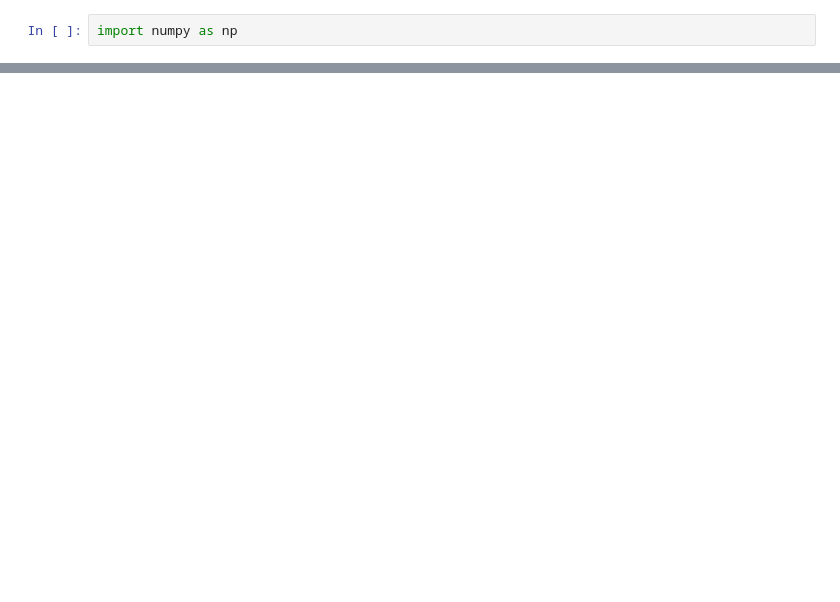
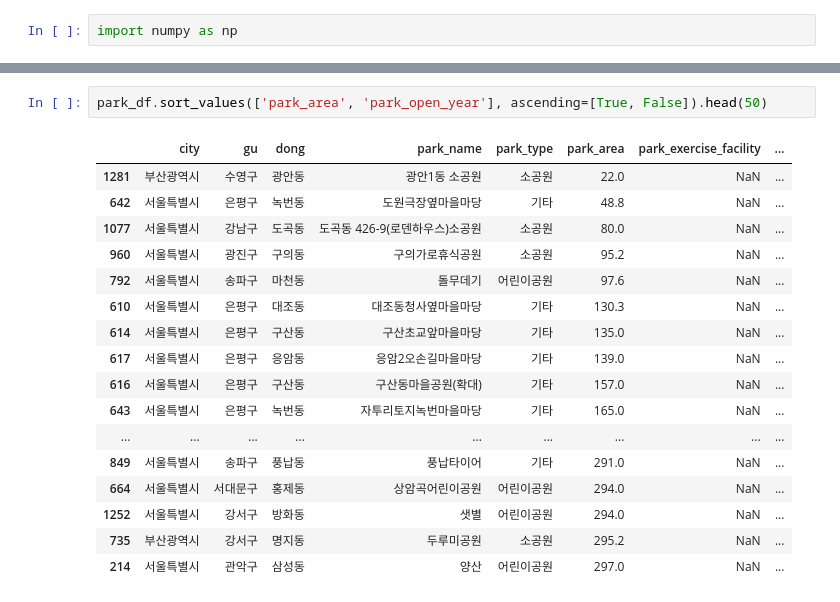
Before and after one commit to KSGZeroBase/apartment_EDA, a Jupyter notebook: read_data.ipynb, the cells around one changed output, grey strips where cells are left out. Drawn from its saved outputs; the diff is of its cells as text; blank space fills up the shorter version.

```diff
--- a/read_data.ipynb
+++ b/read_data.ipynb
@@ -34,0 +172,20 @@ park_df[park_df['park_exercise_facility'].astype(str).str.contains('게이트볼
+# %%
+park_df.sort_values(['park_area', 'park_open_year'], ascending=[True, False]).head(50)
+# %% [output]
+|  | city | gu | dong | park_name | park_type | park_area | park_exercise_facility | ... |
+| 1281 | 부산광역시 | 수영구 | 광안동 | 광안1동 소공원 | 소공원 | 22.0 | NaN | ... |
+| 642 | 서울특별시 | 은평구 | 녹번동 | 도원극장옆마을마당 | 기타 | 48.8 | NaN | ... |
+| 1077 | 서울특별시 | 강남구 | 도곡동 | 도곡동 426-9(로덴하우스)소공원 | 소공원 | 80.0 | NaN | ... |
+| 960 | 서울특별시 | 광진구 | 구의동 | 구의가로휴식공원 | 소공원 | 95.2 | NaN | ... |
+| 792 | 서울특별시 | 송파구 | 마천동 | 돌무데기 | 어린이공원 | 97.6 | NaN | ... |
+| 610 | 서울특별시 | 은평구 | 대조동 | 대조동청사옆마을마당 | 기타 | 130.3 | NaN | ... |
+| 614 | 서울특별시 | 은평구 | 구산동 | 구산초교앞마을마당 | 기타 | 135.0 | NaN | ... |
+| 617 | 서울특별시 | 은평구 | 응암동 | 응암2오손길마을마당 | 기타 | 139.0 | NaN | ... |
+| 616 | 서울특별시 | 은평구 | 구산동 | 구산동마을공원(확대) | 기타 | 157.0 | NaN | ... |
+| 643 | 서울특별시 | 은평구 | 녹번동 | 자투리토지녹번마을마당 | 기타 | 165.0 | NaN | ... |
+| ... | ... | ... | ... | ... | ... | ... | ... | ... |
+| 849 | 서울특별시 | 송파구 | 풍납동 | 풍납타이어 | 기타 | 291.0 | NaN | ... |
+| 664 | 서울특별시 | 서대문구 | 홍제동 | 상암곡어린이공원 | 어린이공원 | 294.0 | NaN | ... |
+| 1252 | 서울특별시 | 강서구 | 방화동 | 샛별 | 어린이공원 | 294.0 | NaN | ... |
+| 735 | 부산광역시 | 강서구 | 명지동 | 두루미공원 | 소공원 | 295.2 | NaN | ... |
+| 214 | 서울특별시 | 관악구 | 삼성동 | 양산 | 어린이공원 | 297.0 | NaN | ... |
```
Also changed, not shown: parts of 18 cells of this notebook.
